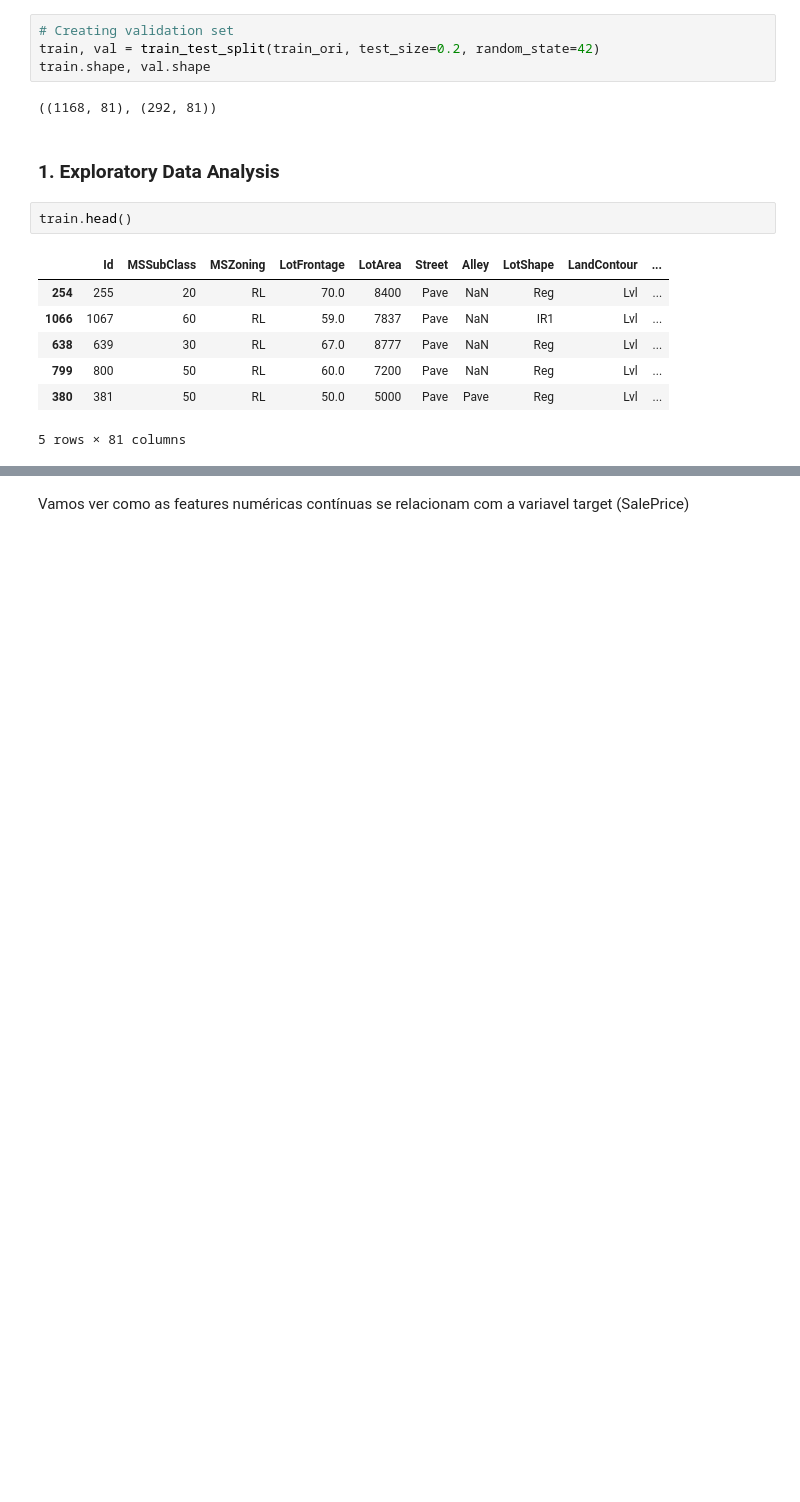
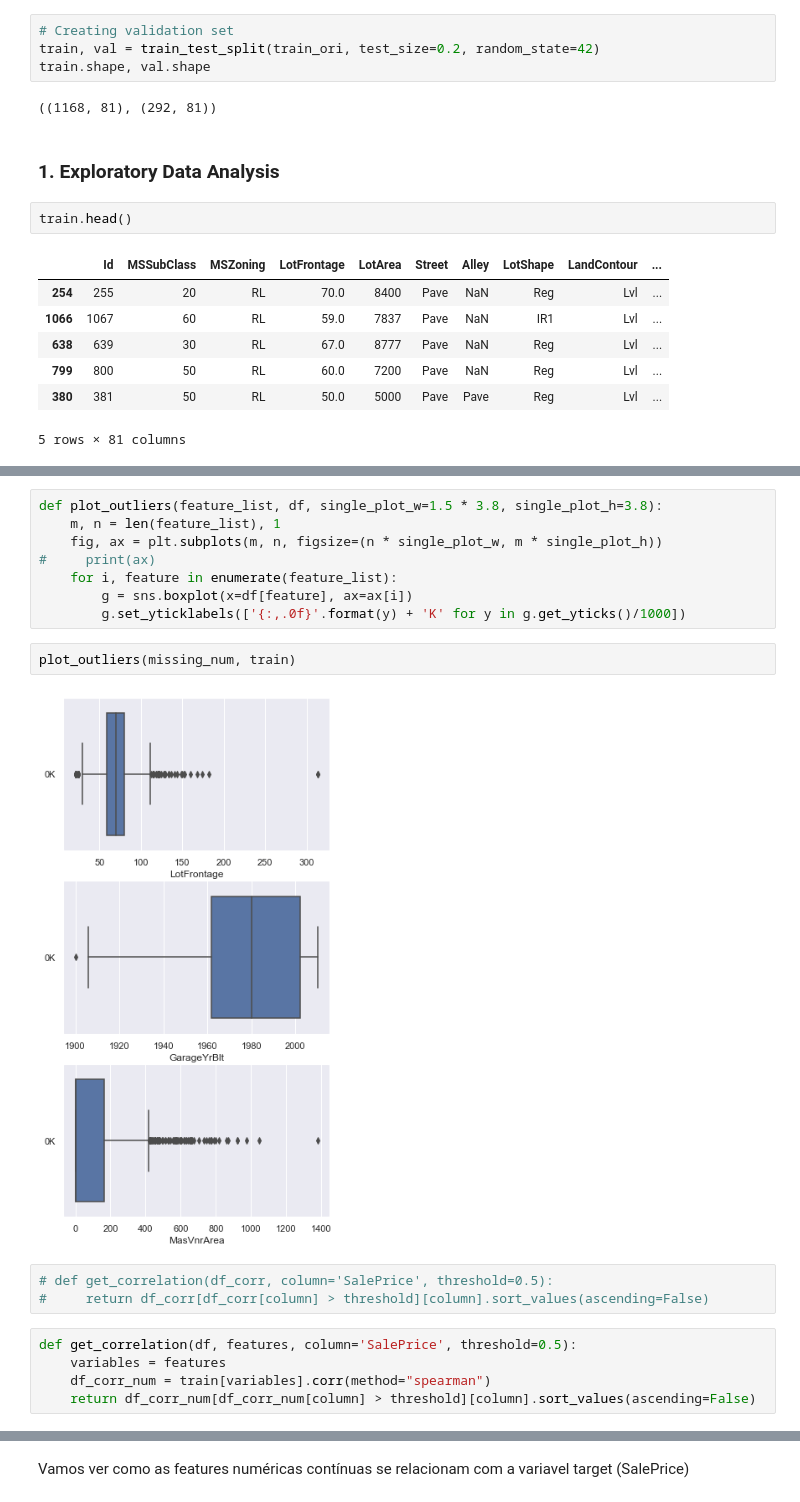
Before and after one commit to httplups/house-prices-advanced-regression-techniques, a Jupyter notebook: house-prices-regression.ipynb, the cells around one changed output, grey strips where cells are left out. Saved outputs shown, nothing was run; the diff lists cells and outputs as text; blank space fills up the shorter version.

```diff
--- a/house-prices-regression.ipynb
+++ b/house-prices-regression.ipynb
@@ -231,0 +240,20 @@ len(cat_nominal)
+# %%
+def plot_outliers(feature_list, df, single_plot_w=1.5 * 3.8, single_plot_h=3.8):
+    m, n = len(feature_list), 1
+    fig, ax = plt.subplots(m, n, figsize=(n * single_plot_w, m * single_plot_h))
+#     print(ax)
+    for i, feature in enumerate(feature_list):
+        g = sns.boxplot(x=df[feature], ax=ax[i])
+        g.set_yticklabels(['{:,.0f}'.format(y) + 'K' for y in g.get_yticks()/1000])
+# %%
+plot_outliers(missing_num, train)
+# %% [output]
+[figure, added]
+# %%
+# def get_correlation(df_corr, column='SalePrice', threshold=0.5):
+#     return df_corr[df_corr[column] > threshold][column].sort_values(ascending=False)
+# %%
+def get_correlation(df, features, column='SalePrice', threshold=0.5):
+    variables = features
+    df_corr_num = train[variables].corr(method="spearman")
+    return df_corr_num[df_corr_num[column] > threshold][column].sort_values(ascending=False)
```
Also changed, not shown: parts of 70 cells of this notebook.
